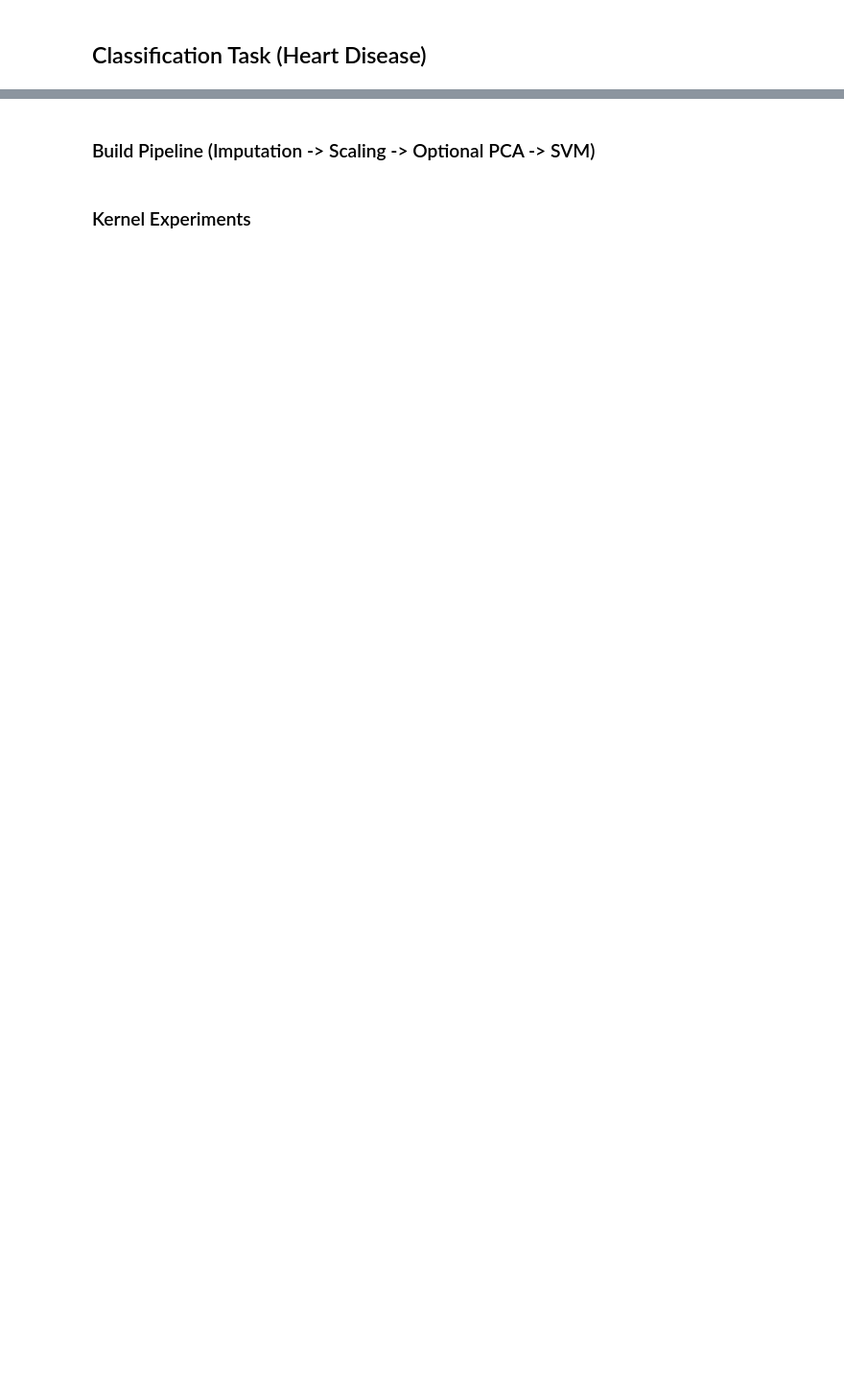
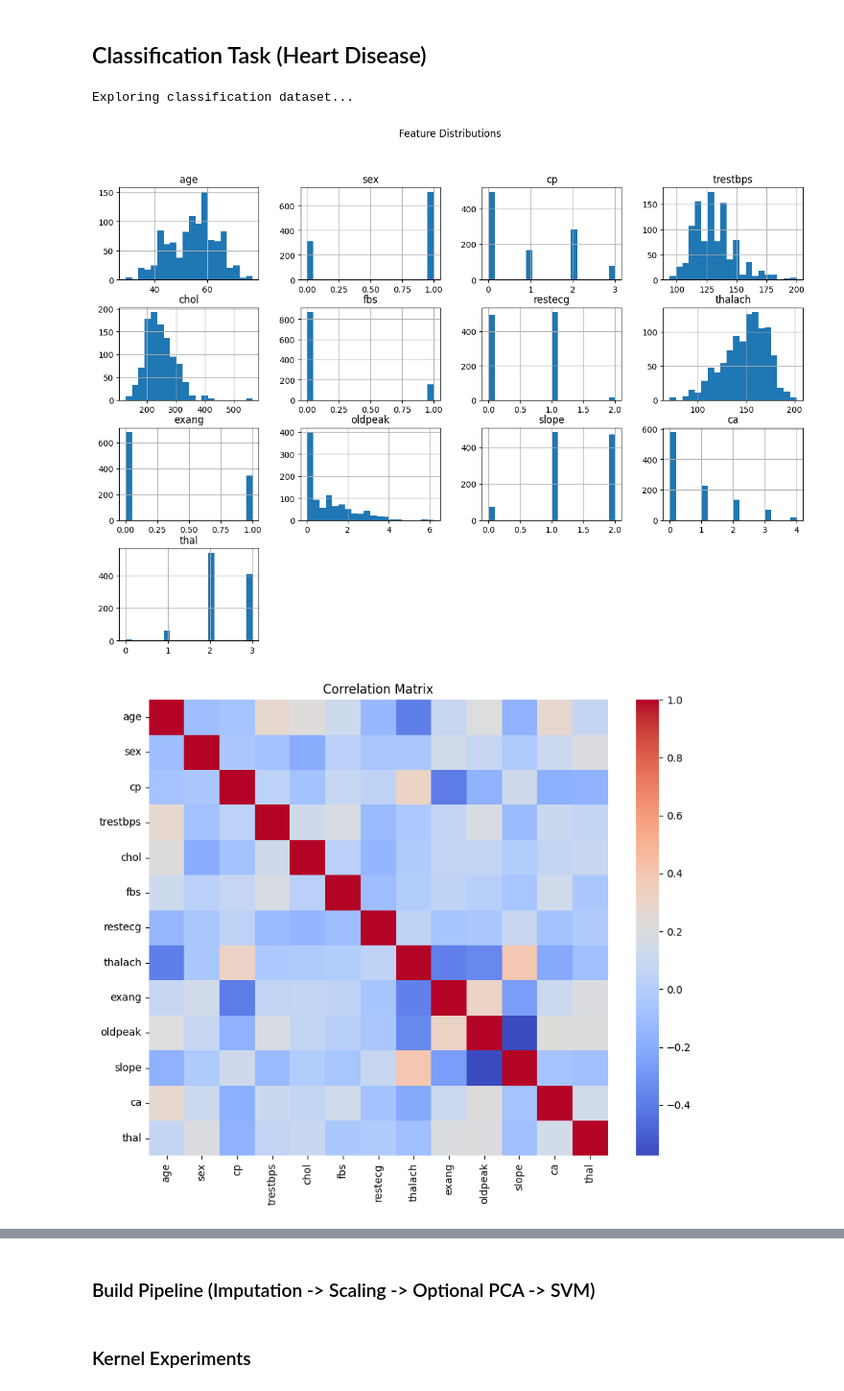
Before and after one commit to csci1851/homework-3-veronicafigueroa, a Jupyter notebook: src/playground.ipynb, the cells around one changed output, grey strips where cells are left out. Shown at 96% size. Drawn from its saved outputs; the diff is of its cells as text; code cells hidden in the pictures; blank space fills up the shorter version.

```diff
--- a/src/playground.ipynb
+++ b/src/playground.ipynb
@@ -40,8 +40,24 @@ import pandas as pd
 ## Data Loading
 # %%
 loader = HW3DataLoader()
-X_clf, y_clf = loader.get_heart_disease_data('data/heart.csv')
-df_aging = loader.get_aging_data(pickle_path="data/GSE139307.pkl")
+# X_clf, y_clf = loader.get_heart_disease_data('data/heart.csv')
+X_clf, y_clf = loader.get_heart_disease_data()
+# df_aging = loader.get_aging_data(pickle_path="data/GSE139307.pkl")
+df_aging = loader.get_aging_data()
 
 # TODO: Inspect dataset shapes and missing values
+print("Heart dataset X shape:", X_clf.shape)
+print("Heart dataset y shape:", y_clf.shape)
+print("Heart dataset missing values: ", X_clf.isnull().sum().sum())
+
+print("Aging dataset shape:", df_aging.shape)
+print("Aging dataset missing values: ",df_aging.isnull().sum().sum())
+
+
 # TODO: Print basic summary statistics for each dataset
+print("Heart dataset X summary statistics: ", X_clf.describe())
+print("Heart dataset y summary statistics: ", y_clf.describe())
+
+print("Aging dataset summary statistics:")
+print(df_aging.iloc[:, :500].describe())
+# NOTE: doing first 500 features so it won't run forever since the dataframe is huge
@@ -50,3 +85,9 @@ df_aging = loader.get_aging_data(pickle_path="data/GSE139307.pkl")
 # %%
 # TODO: Use explore_classification_data to show histograms, correlations, and class balance
 # Use utils
+
+explore_classification_data(X_clf, y_clf)
+# %% [output]
+Exploring classification dataset...
+[figure, added]
+[figure, added]
```
Also changed, not shown: parts of 16 cells of this notebook, 6 other files.
